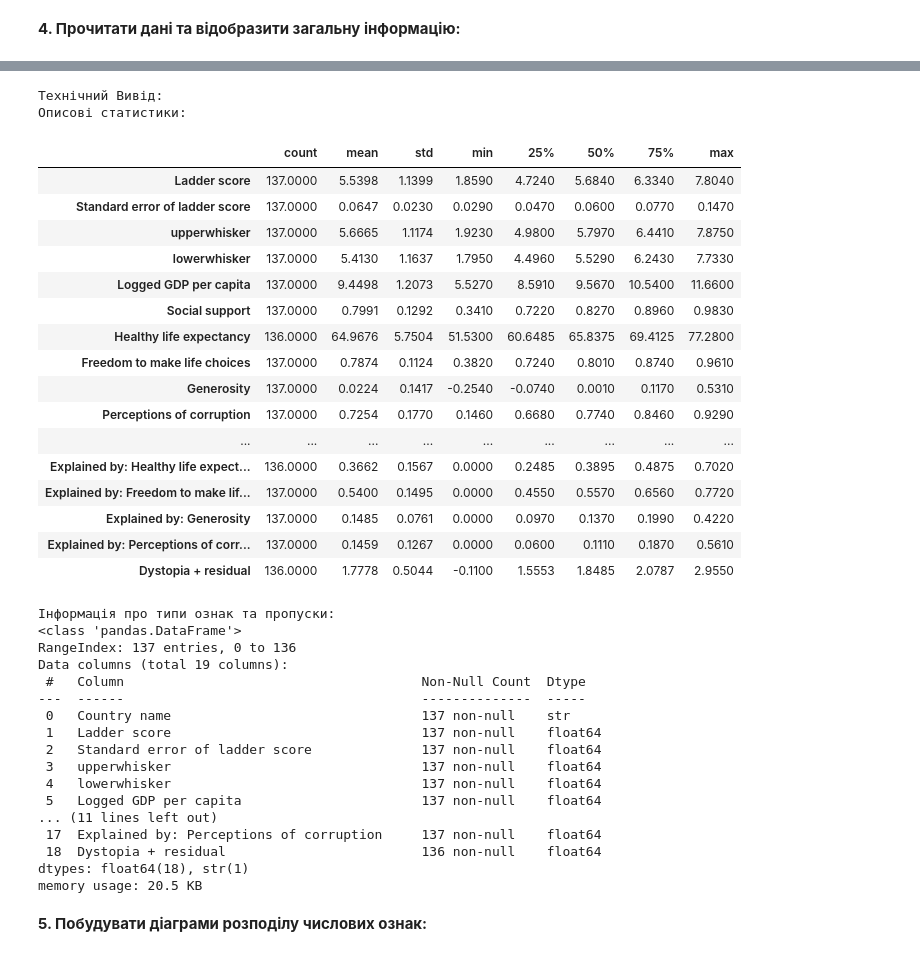
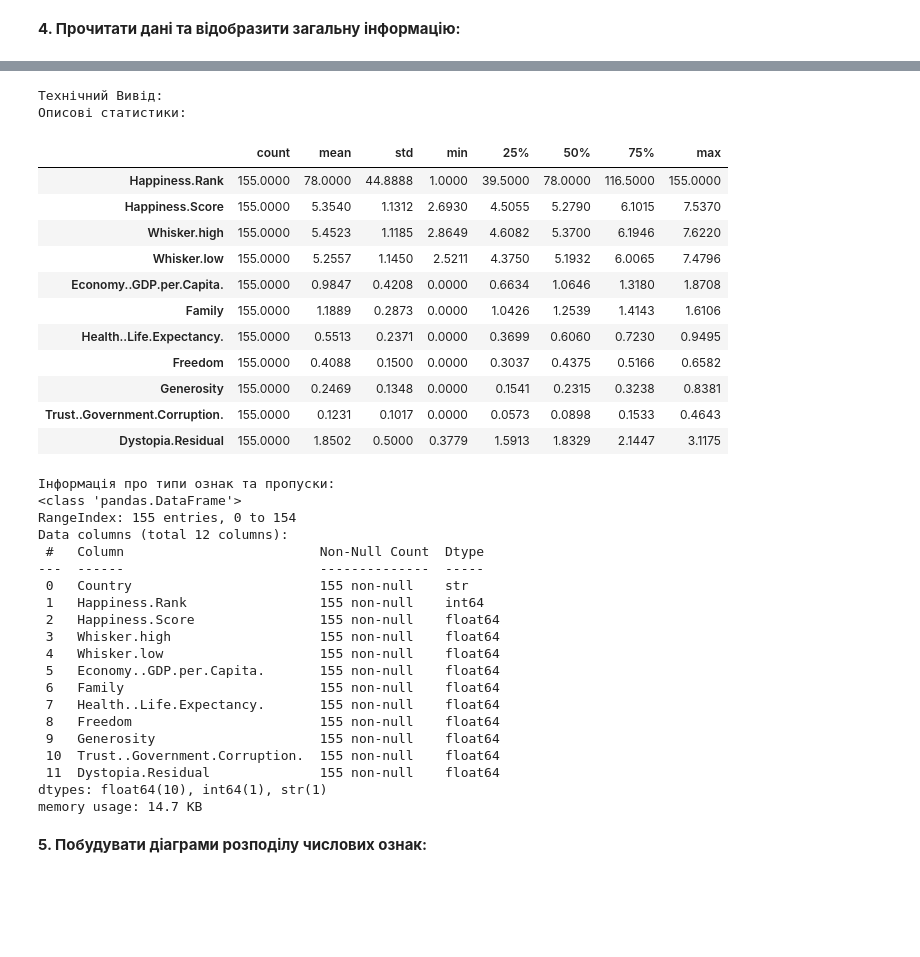
Before and after one commit to IRONKAGE/goit-num-hw-10, a Jupyter notebook: HomeWork_10.ipynb, the cells around one changed output, grey strips where cells are left out. Cells and saved outputs as stored; diff of their text form; code cells hidden in the pictures; blank space fills up the shorter version.

```diff
--- a/HomeWork_10.ipynb
+++ b/HomeWork_10.ipynb
@@ -149,7 +151,7 @@ print("📦 Модулі архітектури імпортовано успі
 **1.3. Конфігурація експерименту (Глобальні змінні):**
 # %%
 # 1. МЕРЕЖА ТА ФАЙЛОВА СИСТЕМА (MASTER SWITCH)
-TARGET_YEAR = "2023"  # Доступні роки: "2015", "2016", "2017", "2018", "2019", "2020", "2021", "2022", "2023", "2024"
+TARGET_YEAR = "2017"  # Доступні роки: "2015", "2016", "2017", "2018", "2019", "2020", "2021", "2022", "2023", "2024"
 
 # Офіційні набори даних (2015-2019) лежать в одному архіві. Сучасні (2020+) публікуються окремо.
 KAGGLE_SOURCES = {
@@ -436,9 +436,7 @@ elif os.path.exists(ZIP_PATH):
                     with zip_ref.open(target_csv_in_zip) as source, open(tmp_csv_path, "wb") as target:
                         shutil.copyfileobj(source, target)
 
-                    if os.path.exists(CSV_FILENAME):
-                        os.remove(CSV_FILENAME)
-                    os.rename(tmp_csv_path, CSV_FILENAME)
+                    os.replace(tmp_csv_path, CSV_FILENAME)
                     print(f"✅ Успіх! Файл '{CSV_FILENAME}' (дані {TARGET_YEAR} року) збережено безпечно.")
 
                 except PermissionError:
@@ -461,7 +462,18 @@ else:
 **4. Прочитати дані та відобразити загальну інформацію:**
 # %%
 print(f"📂 Завантаження набору даних з файлу: {CSV_FILENAME}\n")
-df = pd.read_csv(CSV_FILENAME)
+try:
+    df = pd.read_csv(CSV_FILENAME)
+except Exception as e:
+    raise SystemExit(f"❌ Помилка читання CSV файлу: {e}")
+
+required_cols = FEATURES_FULL + [COUNTRY_COL, TARGET_METRIC]
+missing_cols = [col for col in required_cols if col not in df.columns]
+
+if missing_cols:
+    raise SystemExit(f"❌ Schema Drift Error! У наборі даних за {TARGET_YEAR} рік відсутні очікувані колонки:\n{missing_cols}\nОновіть SCHEMA_MAPPING у Блоці 1.")
+else:
+    print(f"✅ Схема даних підтверджена: знайдено всі {len(required_cols)} критичних колонок.\n")
 
 print("Красивий Вивід - Перші 5 рядків набору даних:")
 display(df.head().style.background_gradient(cmap='Blues').set_properties(**TABLE_PROPS))
@@ -484,39 +498,37 @@ df.info()
 Технічний Вивід:
 Описові статистики:
 |  | count | mean | std | min | 25% | 50% | 75% | max |
-| Ladder score | 137.0000 | 5.5398 | 1.1399 | 1.8590 | 4.7240 | 5.6840 | 6.3340 | 7.8040 |
-| Standard error of ladder score | 137.0000 | 0.0647 | 0.0230 | 0.0290 | 0.0470 | 0.0600 | 0.0770 | 0.1470 |
-| upperwhisker | 137.0000 | 5.6665 | 1.1174 | 1.9230 | 4.9800 | 5.7970 | 6.4410 | 7.8750 |
-| lowerwhisker | 137.0000 | 5.4130 | 1.1637 | 1.7950 | 4.4960 | 5.5290 | 6.2430 | 7.7330 |
-| Logged GDP per capita | 137.0000 | 9.4498 | 1.2073 | 5.5270 | 8.5910 | 9.5670 | 10.5400 | 11.6600 |
-| Social support | 137.0000 | 0.7991 | 0.1292 | 0.3410 | 0.7220 | 0.8270 | 0.8960 | 0.9830 |
-| Healthy life expectancy | 136.0000 | 64.9676 | 5.7504 | 51.5300 | 60.6485 | 65.8375 | 69.4125 | 77.2800 |
-| Freedom to make life choices | 137.0000 | 0.7874 | 0.1124 | 0.3820 | 0.7240 | 0.8010 | 0.8740 | 0.9610 |
-| Generosity | 137.0000 | 0.0224 | 0.1417 | -0.2540 | -0.0740 | 0.0010 | 0.1170 | 0.5310 |
-| Perceptions of corruption | 137.0000 | 0.7254 | 0.1770 | 0.1460 | 0.6680 | 0.7740 | 0.8460 | 0.9290 |
-| ... | ... | ... | ... | ... | ... | ... | ... | ... |
-| Explained by: Healthy life expect... | 136.0000 | 0.3662 | 0.1567 | 0.0000 | 0.2485 | 0.3895 | 0.4875 | 0.7020 |
-| Explained by: Freedom to make lif... | 137.0000 | 0.5400 | 0.1495 | 0.0000 | 0.4550 | 0.5570 | 0.6560 | 0.7720 |
-| Explained by: Generosity | 137.0000 | 0.1485 | 0.0761 | 0.0000 | 0.0970 | 0.1370 | 0.1990 | 0.4220 |
-| Explained by: Perceptions of corr... | 137.0000 | 0.1459 | 0.1267 | 0.0000 | 0.0600 | 0.1110 | 0.1870 | 0.5610 |
-| Dystopia + residual | 136.0000 | 1.7778 | 0.5044 | -0.1100 | 1.5553 | 1.8485 | 2.0787 | 2.9550 |
+| Happiness.Rank | 155.0000 | 78.0000 | 44.8888 | 1.0000 | 39.5000 | 78.0000 | 116.5000 | 155.0000 |
+| Happiness.Score | 155.0000 | 5.3540 | 1.1312 | 2.6930 | 4.5055 | 5.2790 | 6.1015 | 7.5370 |
+| Whisker.high | 155.0000 | 5.4523 | 1.1185 | 2.8649 | 4.6082 | 5.3700 | 6.1946 | 7.6220 |
+| Whisker.low | 155.0000 | 5.2557 | 1.1450 | 2.5211 | 4.3750 | 5.1932 | 6.0065 | 7.4796 |
+| Economy..GDP.per.Capita. | 155.0000 | 0.9847 | 0.4208 | 0.0000 | 0.6634 | 1.0646 | 1.3180 | 1.8708 |
+| Family | 155.0000 | 1.1889 | 0.2873 | 0.0000 | 1.0426 | 1.2539 | 1.4143 | 1.6106 |
+| Health..Life.Expectancy. | 155.0000 | 0.5513 | 0.2371 | 0.0000 | 0.3699 | 0.6060 | 0.7230 | 0.9495 |
+| Freedom | 155.0000 | 0.4088 | 0.1500 | 0.0000 | 0.3037 | 0.4375 | 0.5166 | 0.6582 |
+| Generosity | 155.0000 | 0.2469 | 0.1348 | 0.0000 | 0.1541 | 0.2315 | 0.3238 | 0.8381 |
+| Trust..Government.Corruption. | 155.0000 | 0.1231 | 0.1017 | 0.0000 | 0.0573 | 0.0898 | 0.1533 | 0.4643 |
+| Dystopia.Residual | 155.0000 | 1.8502 | 0.5000 | 0.3779 | 1.5913 | 1.8329 | 2.1447 | 3.1175 |
 Інформація про типи ознак та пропуски:
 <class 'pandas.DataFrame'>
-RangeIndex: 137 entries, 0 to 136
-Data columns (total 19 columns):
- #   Column                                      Non-Null Count  Dtype
----  ------                                      --------------  -----
- 0   Country name                                137 non-null    str
- 1   Ladder score                                137 non-null    float64
- 2   Standard error of ladder score              137 non-null    float64
- 3   upperwhisker                                137 non-null    float64
- 4   lowerwhisker                                137 non-null    float64
- 5   Logged GDP per capita                       137 non-null    float64
-... (11 lines left out)
- 17  Explained by: Perceptions of corruption     137 non-null    float64
- 18  Dystopia + residual                         136 non-null    float64
-dtypes: float64(18), str(1)
-memory usage: 20.5 KB
+RangeIndex: 155 entries, 0 to 154
+Data columns (total 12 columns):
+ #   Column                         Non-Null Count  Dtype
+---  ------                         --------------  -----
+ 0   Country                        155 non-null    str
+ 1   Happiness.Rank                 155 non-null    int64
+ 2   Happiness.Score                155 non-null    float64
+ 3   Whisker.high                   155 non-null    float64
+ 4   Whisker.low                    155 non-null    float64
+ 5   Economy..GDP.per.Capita.       155 non-null    float64
+ 6   Family                         155 non-null    float64
+ 7   Health..Life.Expectancy.       155 non-null    float64
+ 8   Freedom                        155 non-null    float64
+ 9   Generosity                     155 non-null    float64
+ 10  Trust..Government.Corruption.  155 non-null    float64
+ 11  Dystopia.Residual              155 non-null    float64
+dtypes: float64(10), int64(1), str(1)
+memory usage: 14.7 KB
 # %% [markdown]
 **5. Побудувати діаграми розподілу числових ознак:**
 # %%
```
Also changed, not shown: parts of 19 cells of this notebook, 1 other file.
